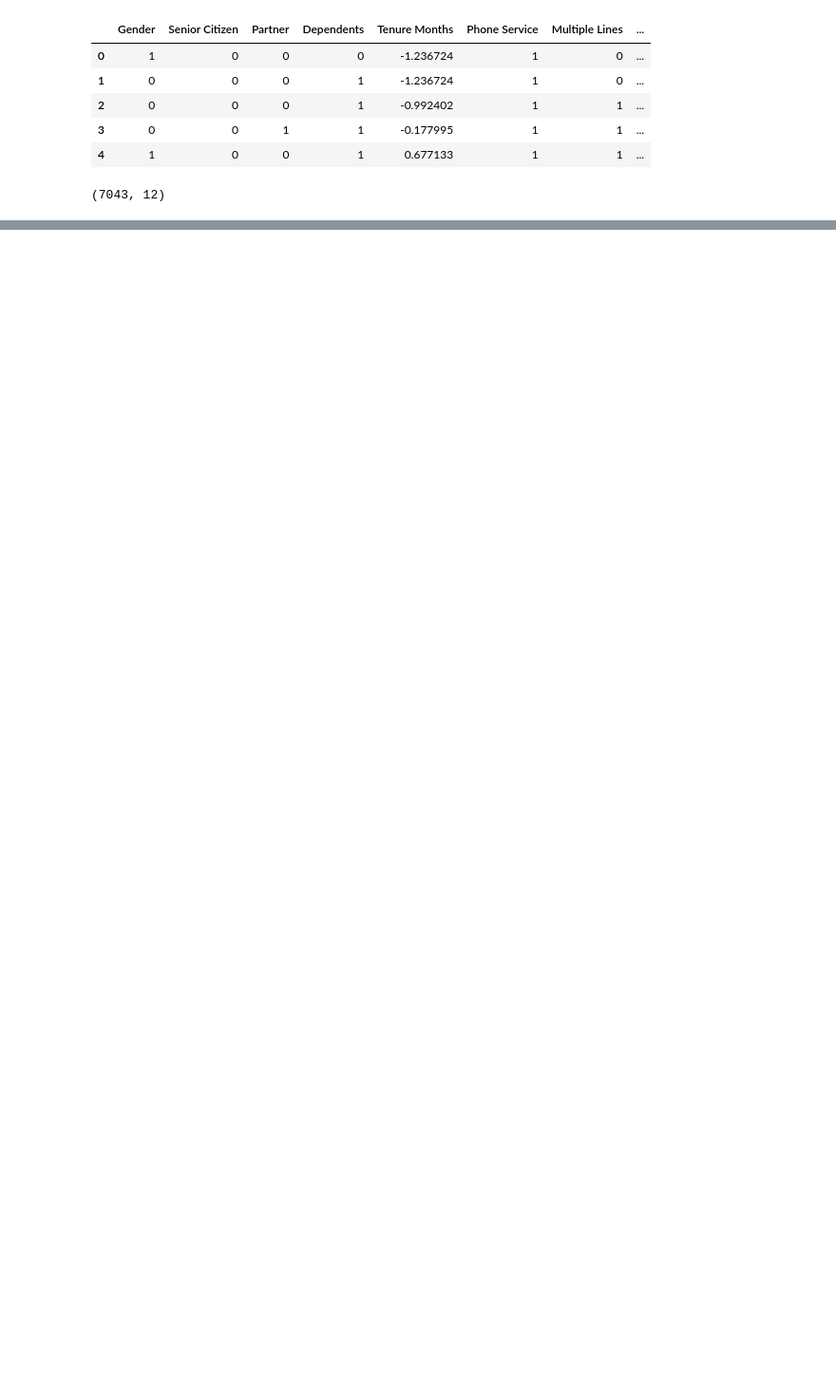
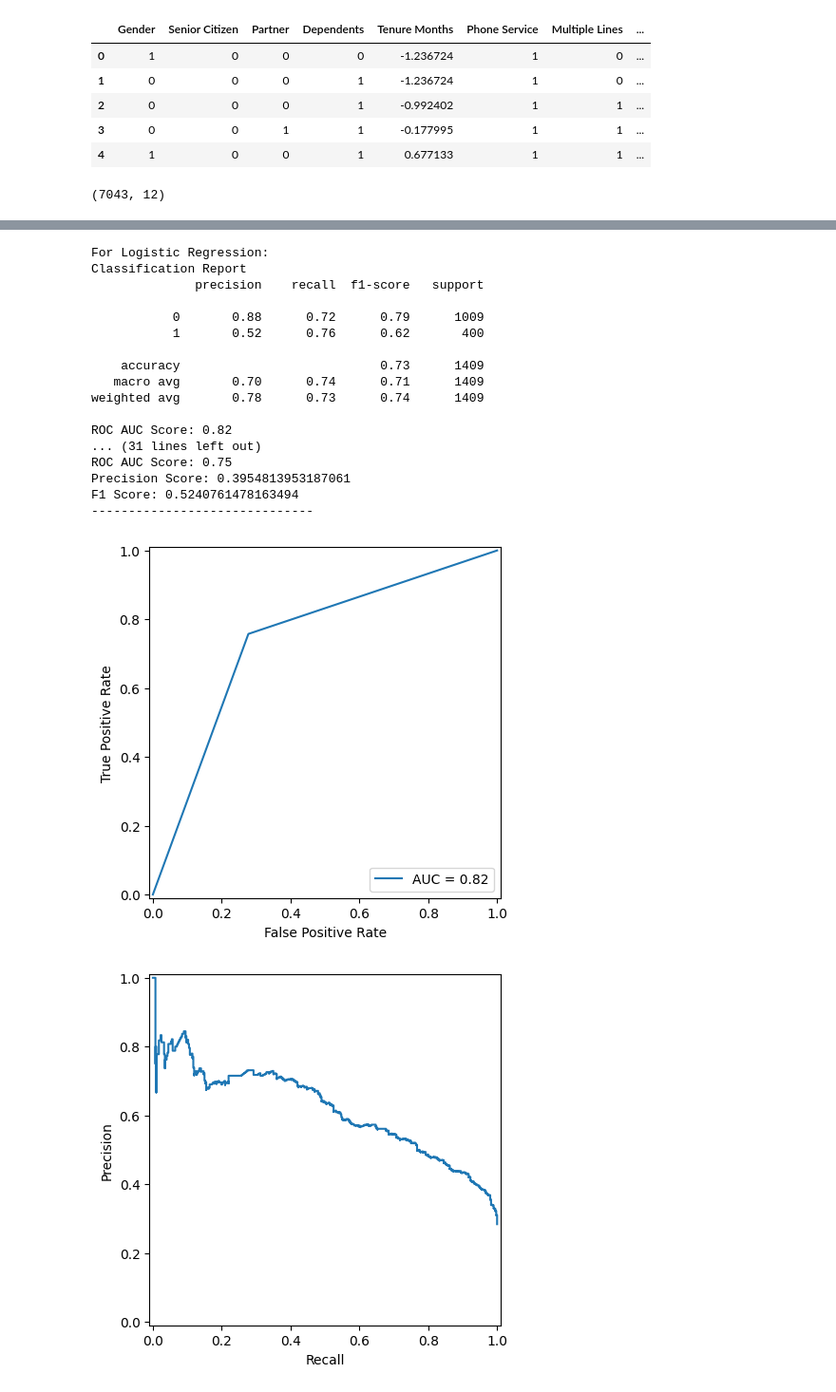
Before and after one commit to spicyneutrino/Customer-Churn-Prediction, a Jupyter notebook: model_training.ipynb, the cells around one changed output, grey strips where cells are left out. Shown: that part at 95% size. Cells and saved outputs as stored; diff of their text form; code cells hidden in the pictures; blank space fills up the shorter version.

```diff
--- a/model_training.ipynb
+++ b/model_training.ipynb
@@ -121,0 +118,30 @@ F1 Score: 0.49267643142476697
+# %%
+from imblearn.pipeline import Pipeline
+
+for model_name, model in models.items():
+    print(f"For {model_name}:")
+    smote_pipeline = Pipeline([
+        ('smote', SMOTE(random_state=42)),
+        ('model', model)
+    ])
+    test_model(smote_pipeline, X_train, X_test, y_train, y_test)
+# %% [output]
+For Logistic Regression:
+Classification Report
+              precision    recall  f1-score   support
+
+           0       0.88      0.72      0.79      1009
+           1       0.52      0.76      0.62       400
+
+    accuracy                           0.73      1409
+   macro avg       0.70      0.74      0.71      1409
+weighted avg       0.78      0.73      0.74      1409
+
+ROC AUC Score: 0.82
+... (31 lines left out)
+ROC AUC Score: 0.75
+Precision Score: 0.3954813953187061
+F1 Score: 0.5240761478163494
+------------------------------
+[figure, added]
+[figure, added]
```
Also changed, not shown: parts of 24 cells of this notebook.
